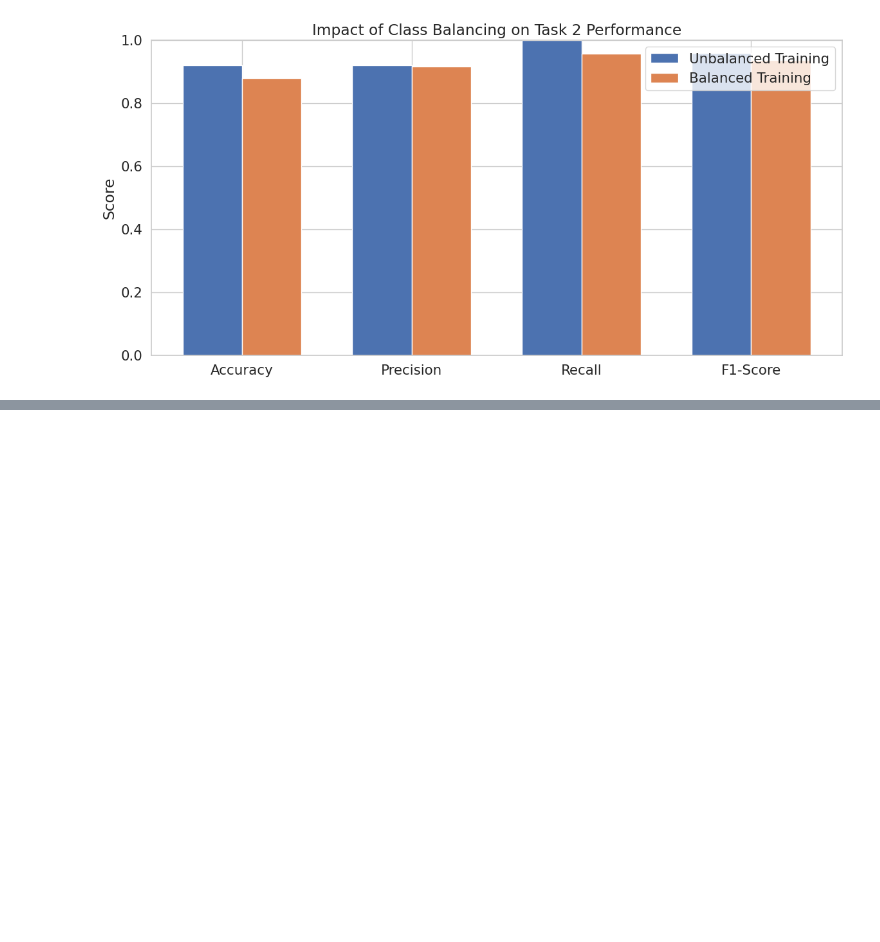
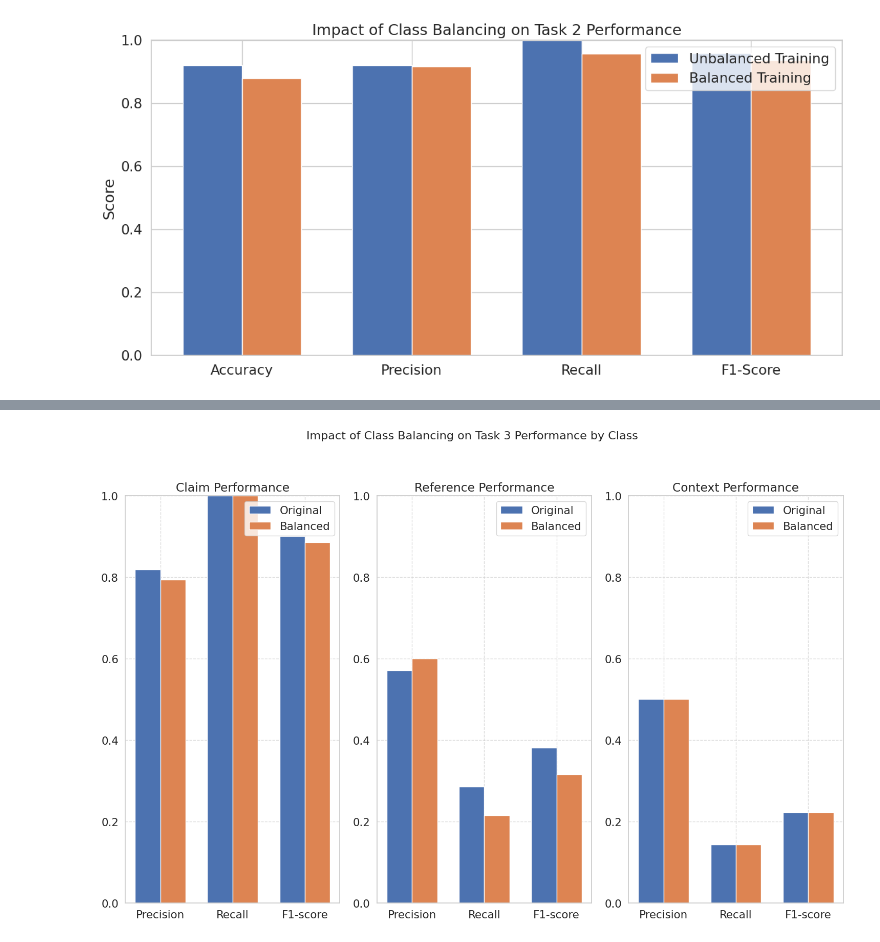
Before and after one commit to DrHurel/projet-ml, a Jupyter notebook: basic-training.ipynb, the cells around one changed output, grey strips where cells are left out. Saved outputs shown, nothing was run; the diff lists cells and outputs as text; code cells hidden in the pictures; blank space fills up the shorter version.

```diff
--- a/basic-training.ipynb
+++ b/basic-training.ipynb
@@ -2201,0 +2542,68 @@ weighted avg       0.85      0.88      0.86        75
+# %%
+# Check for class imbalance in Task 3
+print("Task 3 class distribution:")
+print(y_task3.value_counts())
+print(y_task3.value_counts(normalize=True).round(3) * 100, '%')
+
+# Apply SMOTE for handling class imbalance in Task 3
+smote = SMOTE(random_state=42)
+X_train_task3_balanced, y_train_task3_balanced = smote.fit_resample(X_train_task3, y_train_task3)
+
+print("\nClass distribution after SMOTE balancing:")
+print(pd.Series(y_train_task3_balanced).value_counts())
+
+# Train the best model with balanced data
+best_model_balanced = clone(best_model_task3)
+best_model_balanced.fit(X_train_task3_balanced, y_train_task3_balanced)
+
+# Evaluate on the test set
+y_pred_balanced = best_model_balanced.predict(X_test_task3)
+accuracy_balanced = accuracy_score(y_test_task3, y_pred_balanced)
+print(f"\nTest Accuracy with Balanced Training Data: {accuracy_balanced:.4f}")
+print("\nClassification Report with Balanced Training Data:")
+print(classification_report(y_test_task3, y_pred_balanced))
+
+# Compare class-wise performance before and after balancing
+original_report = classification_report(y_test_task3, y_pred_task3, output_dict=True)
+balanced_report = classification_report(y_test_task3, y_pred_balanced, output_dict=True)
+
+# Create a DataFrame to compare per-class metrics
+class_comparison = []
+for class_label in ['0', '1', '2']:  # Claim, Reference, Context
+    for metric in ['precision', 'recall', 'f1-score']:
+        class_comparison.append({
+            'Class': ['Claim', 'Reference', 'Context'][int(class_label)],
+            'Metric': metric.capitalize(),
+            'Original': original_report[class_label][metric],
+            'Balanced': balanced_report[class_label][metric],
+            'Difference': balanced_report[class_label][metric] - original_report[class_label][metric]
+        })
+
+class_comp_df = pd.DataFrame(class_comparison)
+
+# Plot class-wise performance comparison
+plt.figure(figsize=(15, 10))
+
+for i, cls in enumerate(['Claim', 'Reference', 'Context']):
+    plt.subplot(1, 3, i+1)
+    df_class = class_comp_df[class_comp_df['Class'] == cls]
+
+    x = np.arange(len(df_class['Metric'].unique()))
+    width = 0.35
+
+    orig_scores = df_class['Original'].values
+    bal_scores = df_class['Balanced'].values
+
+    plt.bar(x - width/2, orig_scores, width, label='Original')
+    plt.bar(x + width/2, bal_scores, width, label='Balanced')
+
+    plt.title(f'{cls} Performance')
+    plt.xticks(x, df_class['Metric'].unique())
+    plt.ylim(0, 1)
+    plt.legend()
+    plt.grid(True, linestyle='--', alpha=0.7)
+
+plt.suptitle('Impact of Class Balancing on Task 3 Performance by Class', fontsize=16)
+plt.tight_layout(rect=[0, 0, 1, 0.95])
+plt.show()
+# %% [output]
@@ -2201,0 +2627 @@ weighted avg       0.85      0.88      0.86        75
+[figure, added]
```
Also changed, not shown: parts of 6 cells of this notebook.
